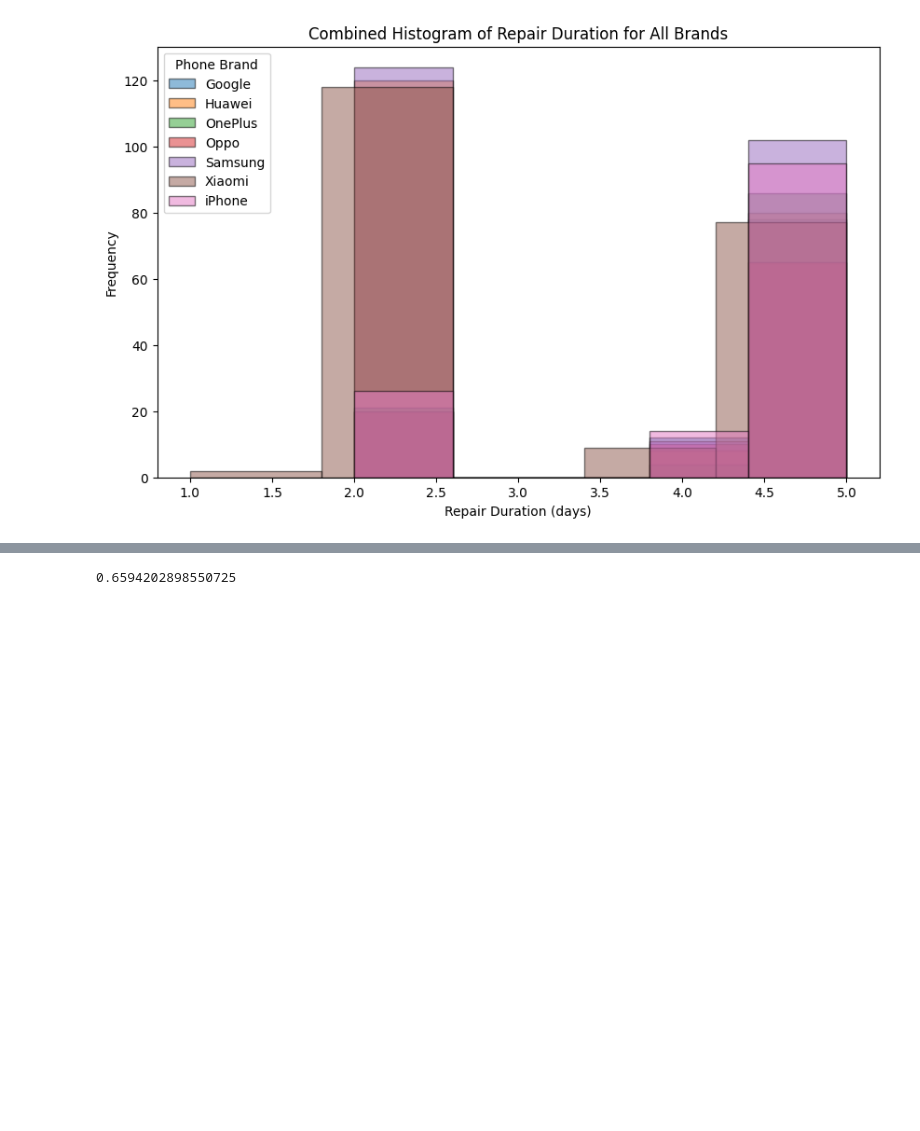
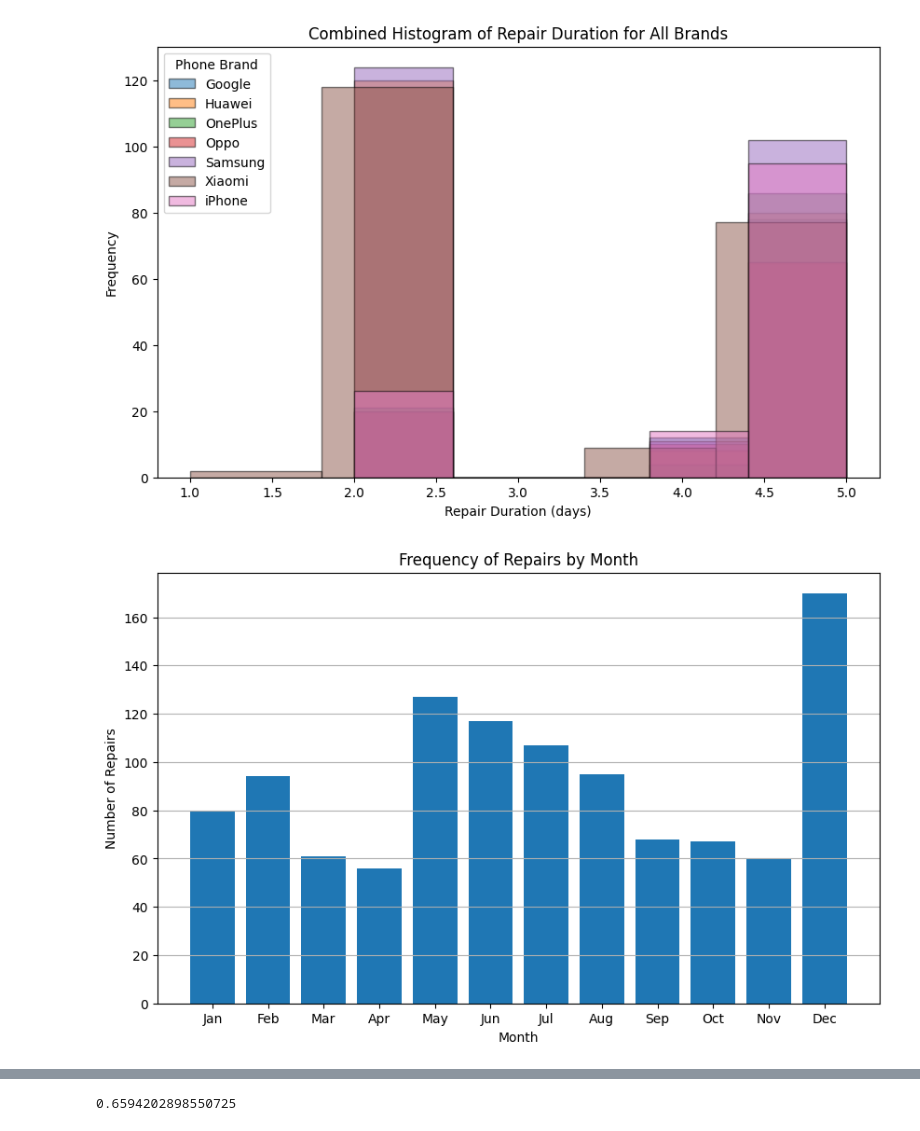
Before and after one commit to nikolamurgo/phone-repair-estimation, a Jupyter notebook: phone-repair-estimation.ipynb, the cells around one changed output, grey strips where cells are left out. Saved outputs shown, nothing was run; the diff lists cells and outputs as text; code cells hidden in the pictures; blank space fills up the shorter version.

```diff
--- a/phone-repair-estimation.ipynb
+++ b/phone-repair-estimation.ipynb
@@ -180,5 +181,22 @@ plt.legend(title='Phone Brand')
 plt.show()
 # %% [output]
 [figure]
+# %%
+import matplotlib.pyplot as plt
+
+repairs_per_month = df['Month Received'].value_counts().sort_index()
+
+#  bar plot
+plt.figure(figsize=(10, 6))
+plt.bar(repairs_per_month.index, repairs_per_month.values)
+plt.title('Frequency of Repairs by Month')
+plt.xlabel('Month')
+plt.ylabel('Number of Repairs')
+plt.xticks(ticks=range(1, 13), labels=['Jan', 'Feb', 'Mar', 'Apr', 'May', 'Jun', 'Jul', 'Aug', 'Sep', 'Oct', 'Nov', 'Dec'])
+plt.grid(axis='y')
+
+plt.show()
+# %% [output]
+[figure, added]
 # %% [markdown]
 ## **5. Model Training and Evaluation Setup**
```
Also changed, not shown: parts of 14 cells of this notebook.
